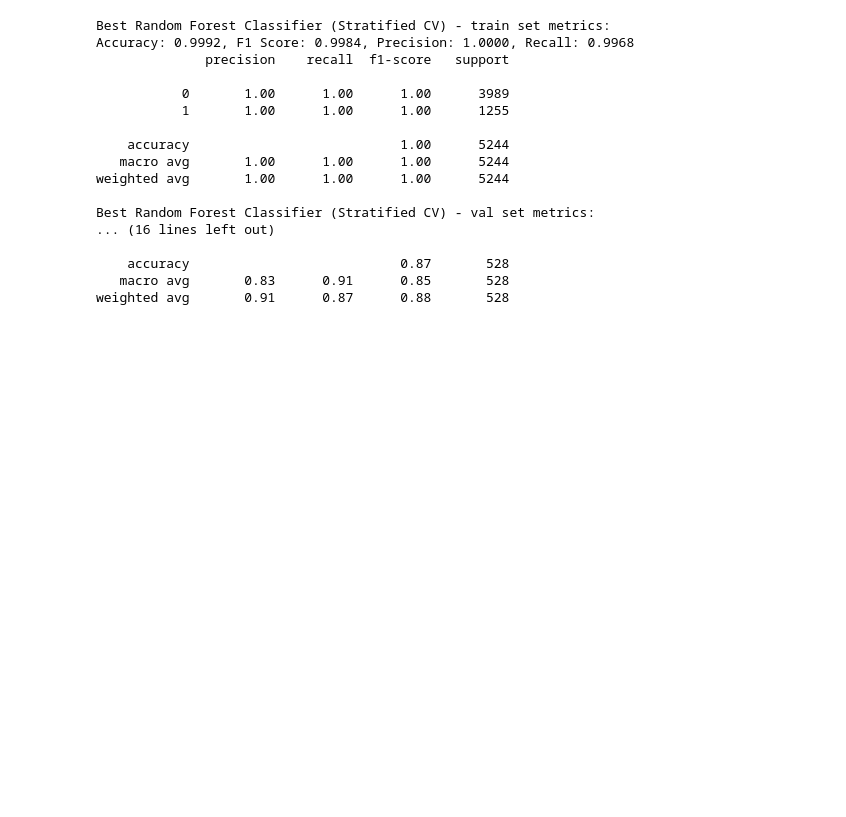
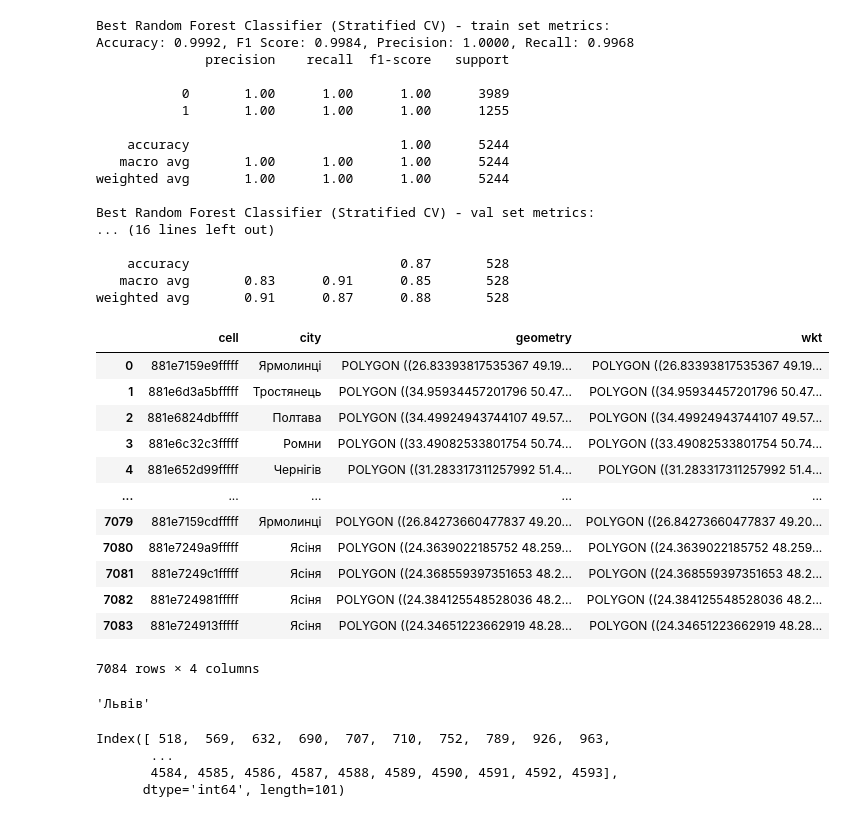
Before and after one commit to Berehulia/ucu-ml-25, a Jupyter notebook: osm-postgis/notebooks/model.ipynb, the cells around one changed output. Drawn from its saved outputs; the diff is of its cells as text; code cells hidden in the pictures; blank space fills up the shorter version.

```diff
--- a/osm-postgis/notebooks/model.ipynb
+++ b/osm-postgis/notebooks/model.ipynb
@@ -475,0 +542,27 @@ weighted avg       0.91      0.87      0.88       528
+# %%
+df_metadata
+# %% [output]
+|  | cell | city | geometry | wkt |
+| 0 | 881e7159e9fffff | Ярмолинці | POLYGON ((26.83393817535367 49.19... | POLYGON ((26.83393817535367 49.19... |
+| 1 | 881e6d3a5bfffff | Тростянець | POLYGON ((34.95934457201796 50.47... | POLYGON ((34.95934457201796 50.47... |
+| 2 | 881e6824dbfffff | Полтава | POLYGON ((34.49924943744107 49.57... | POLYGON ((34.49924943744107 49.57... |
+| 3 | 881e6c32c3fffff | Ромни | POLYGON ((33.49082533801754 50.74... | POLYGON ((33.49082533801754 50.74... |
+| 4 | 881e652d99fffff | Чернігів | POLYGON ((31.283317311257992 51.4... | POLYGON ((31.283317311257992 51.4... |
+| ... | ... | ... | ... | ... |
+| 7079 | 881e7159cdfffff | Ярмолинці | POLYGON ((26.84273660477837 49.20... | POLYGON ((26.84273660477837 49.20... |
+| 7080 | 881e7249a9fffff | Ясіня | POLYGON ((24.3639022185752 48.259... | POLYGON ((24.3639022185752 48.259... |
+| 7081 | 881e7249c1fffff | Ясіня | POLYGON ((24.368559397351653 48.2... | POLYGON ((24.368559397351653 48.2... |
+| 7082 | 881e724981fffff | Ясіня | POLYGON ((24.384125548528036 48.2... | POLYGON ((24.384125548528036 48.2... |
+| 7083 | 881e724913fffff | Ясіня | POLYGON ((24.34651223662919 48.28... | POLYGON ((24.34651223662919 48.28... |
+7084 rows × 4 columns
+# %%
+test_cities[0]
+# %% [output]
+'Львів'
+# %%
+city_index
+# %% [output]
+Index([ 518,  569,  632,  690,  707,  710,  752,  789,  926,  963,
+       ...
+       4584, 4585, 4586, 4587, 4588, 4589, 4590, 4591, 4592, 4593],
+      dtype='int64', length=101)
```
Also changed, not shown: parts of 8 cells of this notebook, 22 other files.
